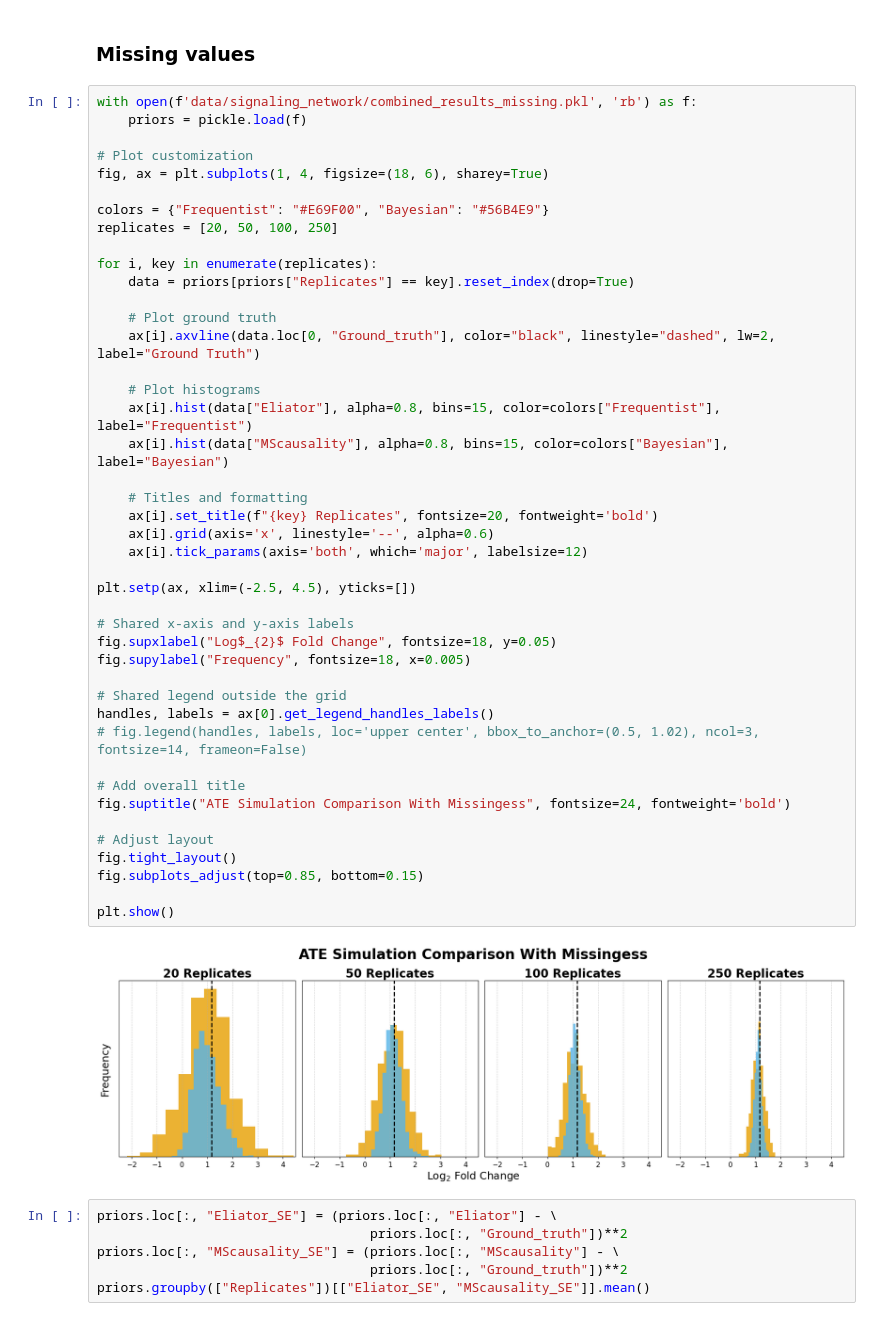
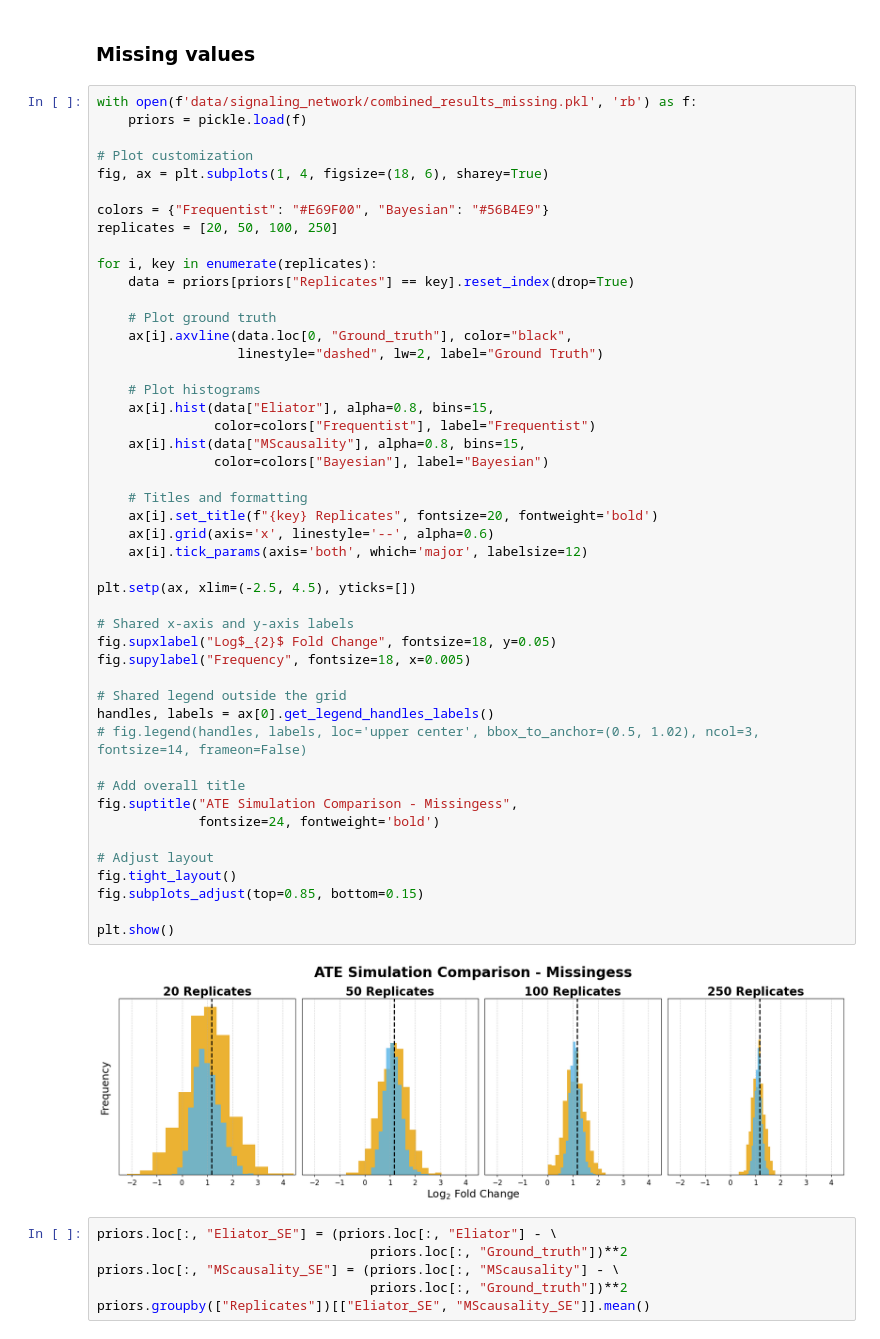
Before and after one commit to devonjkohler/Causomic, a Jupyter notebook: vignettes/methods_paper/Supplementary_analysis.ipynb, the cells around one changed output. Cells and saved outputs as stored; diff of their text form.

```diff
--- a/vignettes/methods_paper/Supplementary_analysis.ipynb
+++ b/vignettes/methods_paper/Supplementary_analysis.ipynb
@@ -231,38 +231,42 @@ replicates = [20, 50, 100, 250]
 for i, key in enumerate(replicates):
     data = priors[priors["Replicates"] == key].reset_index(drop=True)
 
     # Plot ground truth
-    ax[i].axvline(data.loc[0, "Ground_truth"], color="black", linestyle="dashed", lw=2, label="Ground Truth")
+    ax[i].axvline(data.loc[0, "Ground_truth"], color="black",
+                  linestyle="dashed", lw=2, label="Ground Truth")
 
     # Plot histograms
-    ax[i].hist(data["Eliator"], alpha=0.8, bins=15, color=colors["Frequentist"], label="Frequentist")
-    ax[i].hist(data["MScausality"], alpha=0.8, bins=15, color=colors["Bayesian"], label="Bayesian")
+    ax[i].hist(data["Eliator"], alpha=0.8, bins=15,
+               color=colors["Frequentist"], label="Frequentist")
+    ax[i].hist(data["MScausality"], alpha=0.8, bins=15,
+               color=colors["Bayesian"], label="Bayesian")
 
     # Titles and formatting
     ax[i].set_title(f"{key} Replicates", fontsize=20, fontweight='bold')
     ax[i].grid(axis='x', linestyle='--', alpha=0.6)
     ax[i].tick_params(axis='both', which='major', labelsize=12)
 
 plt.setp(ax, xlim=(-2.5, 4.5), yticks=[])
 
 # Shared x-axis and y-axis labels
 fig.supxlabel("Log$_{2}$ Fold Change", fontsize=18, y=0.05)
 fig.supylabel("Frequency", fontsize=18, x=0.005)
 
 # Shared legend outside the grid
 handles, labels = ax[0].get_legend_handles_labels()
 # fig.legend(handles, labels, loc='upper center', bbox_to_anchor=(0.5, 1.02), ncol=3, fontsize=14, frameon=False)
 
 # Add overall title
-fig.suptitle("ATE Simulation Comparison With Missingess", fontsize=24, fontweight='bold')
+fig.suptitle("ATE Simulation Comparison - Missingess",
+             fontsize=24, fontweight='bold')
 
 # Adjust layout
 fig.tight_layout()
 fig.subplots_adjust(top=0.85, bottom=0.15)
 
 plt.show()
 # %% [output]
-[figure, old version]
+[figure, new version]
 # %%
 priors.loc[:, "Eliator_SE"] = (priors.loc[:, "Eliator"] - \
                                    priors.loc[:, "Ground_truth"])**2
```
Also changed, not shown: parts of 16 cells of this notebook, 12 other files.
